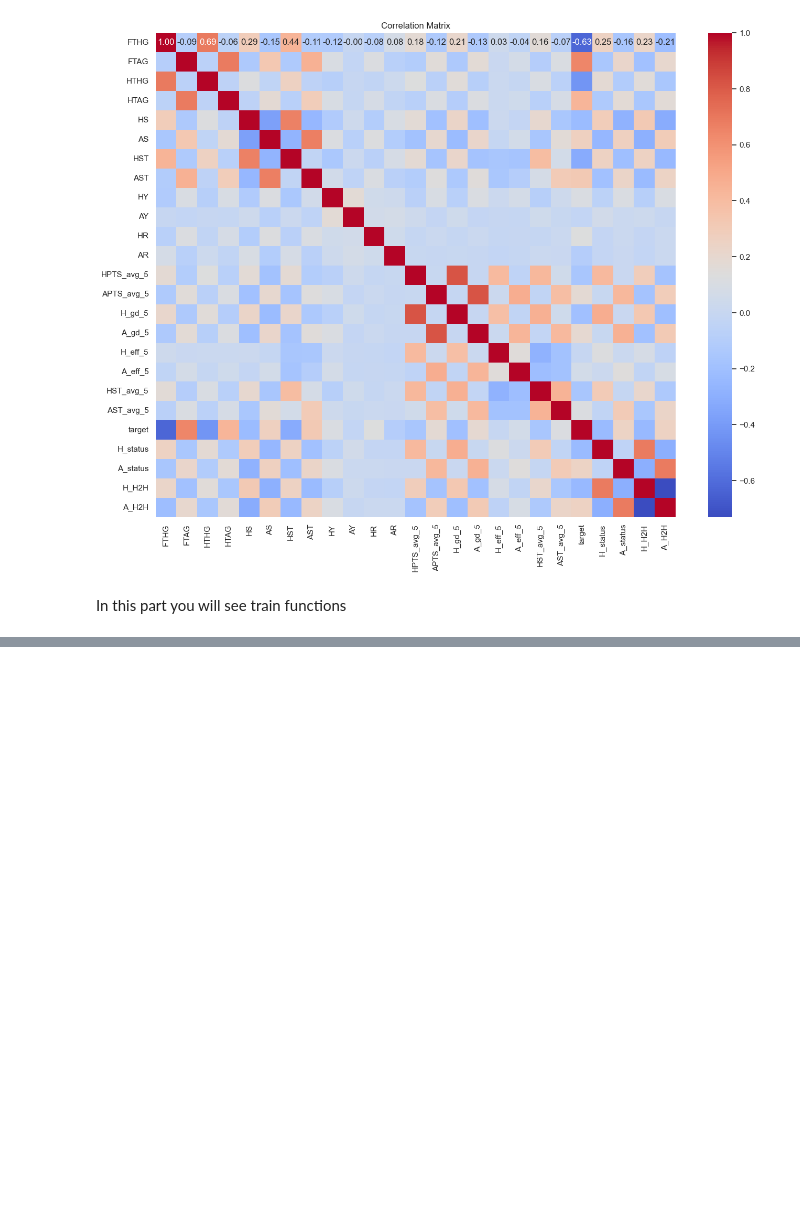
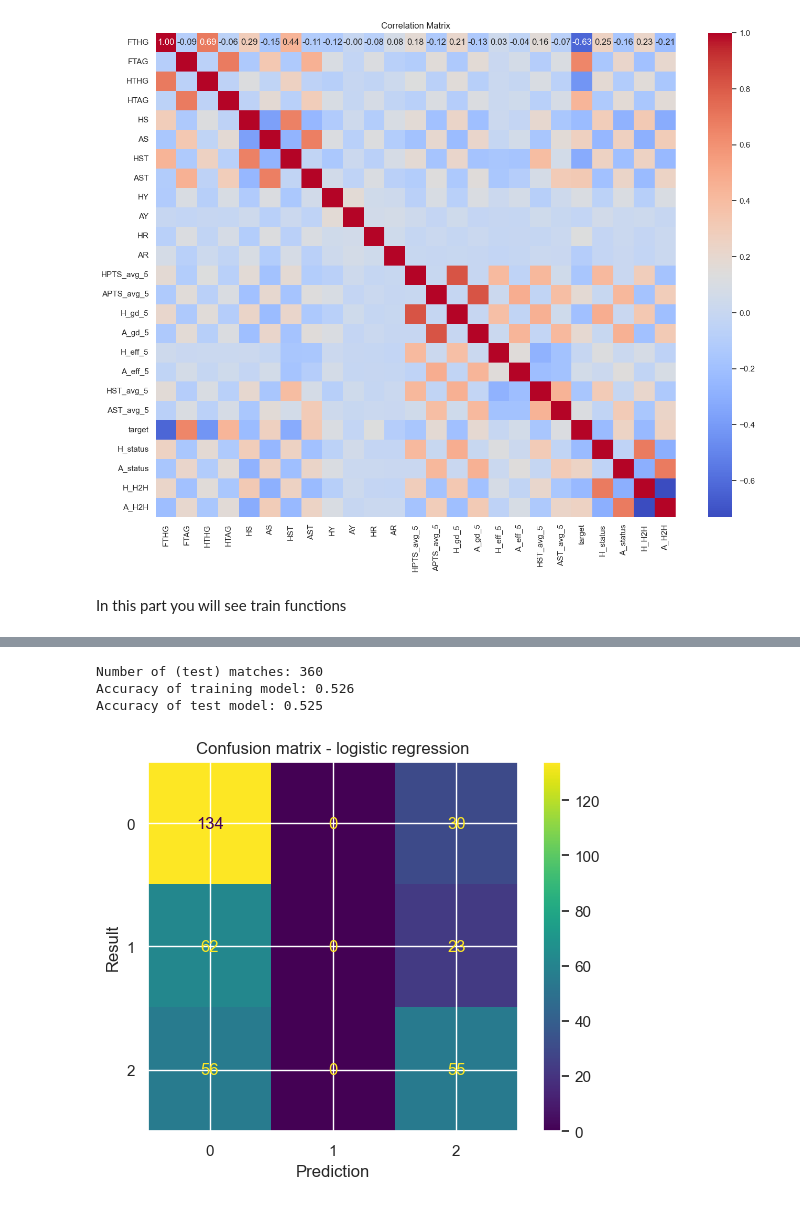
Before and after one commit to tmaxell/footforecast, a Jupyter notebook: analysis.ipynb, the cells around one changed output, grey strips where cells are left out. Cells and saved outputs as stored; diff of their text form; code cells hidden in the pictures; blank space fills up the shorter version.

Commit message:
logistic regression

```diff
--- a/analysis.ipynb
+++ b/analysis.ipynb
@@ -670,0 +699,3 @@ def plot_confustion_matrix(y_test, y_pred, clf, method: str):
+# %%
+features = ['H_status', 'A_status', 'HPTS_avg_5', 'APTS_avg_5', 'H_gd_5', 'A_gd_5', 'H_eff_5', 'A_eff_5', 'HST_avg_5', 'AST_avg_5', 'H_H2H', 'A_H2H']
+seasons[features]
@@ -670,0 +716,4 @@ def plot_confustion_matrix(y_test, y_pred, clf, method: str):
+# %%
+season_start_year = 19
+X_train, X_test, y_train, y_test = my_train_test_split(seasons, season_start_year, features)
+X_test.head()
@@ -670,0 +727,27 @@ def plot_confustion_matrix(y_test, y_pred, clf, method: str):
+# %%
+# Logistic regression
+lr_clf = LogisticRegression(
+    multi_class='ovr',
+    C=0.07,
+    penalty='elasticnet',
+    max_iter=400,
+    l1_ratio=0.77777,
+    solver='saga'
+)
+
+lr_clf.fit(X_train, y_train)
+y_pred_lr = lr_clf.predict(X_test)
+
+accuracy = np.round(accuracy_score(y_test, y_pred_lr), 3)
+
+print(f"Number of (test) matches: {y_test.shape[0]}")
+print(f"Accuracy of training model: {lr_clf.score(X_train, y_train):.3f}")
+print(f'Accuracy of test model: {accuracy}')
+# %% [output]
+Number of (test) matches: 360
+Accuracy of training model: 0.526
+Accuracy of test model: 0.525
+# %%
+plot_confustion_matrix(y_test, y_pred_lr, lr_clf, 'logistic regression')
+# %% [output]
+[figure, added]
```
Also changed, not shown: parts of 8 cells of this notebook.
